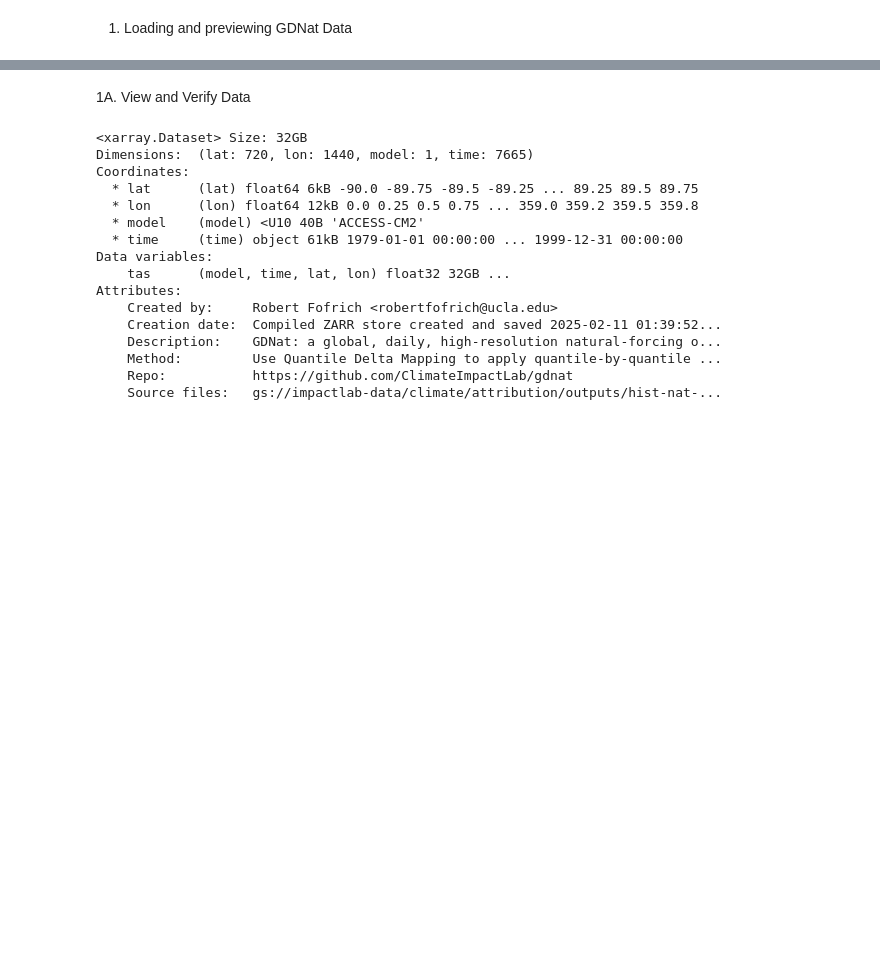
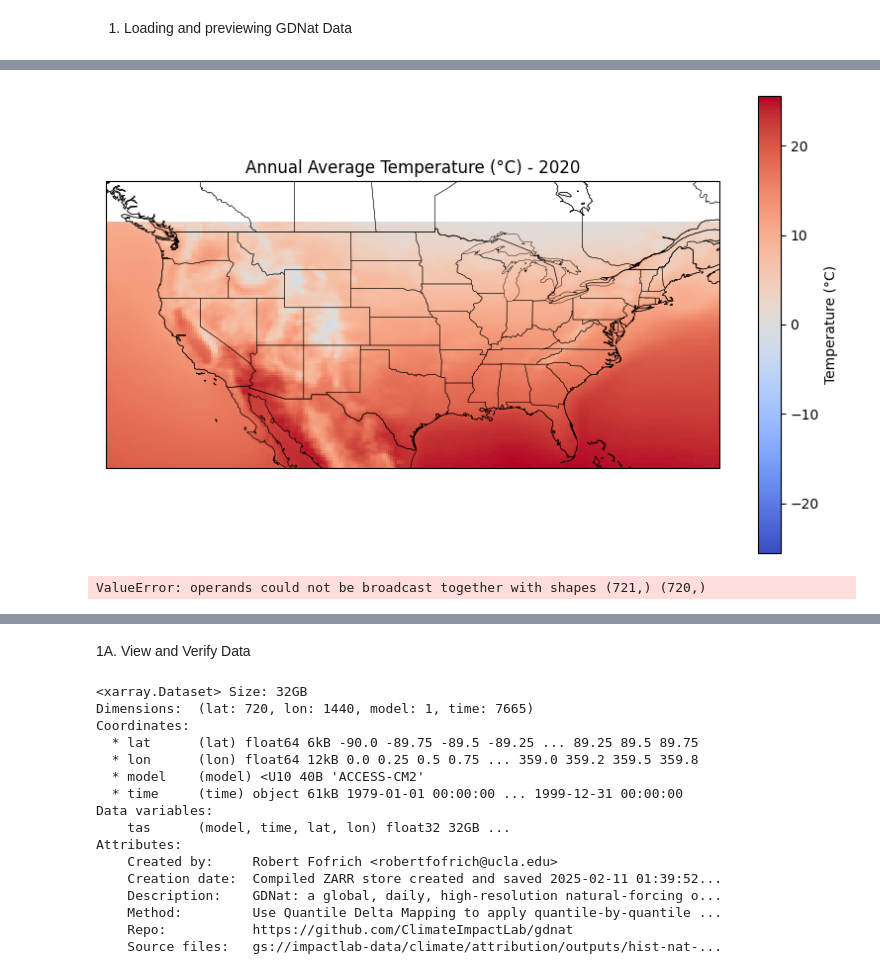
Before and after one commit to yougsanghvi/global_suicide_dummy, a Jupyter notebook: code/gdnat_manipulation/a_exploration.ipynb, the cells around one changed output, grey strips where cells are left out. Drawn from its saved outputs; the diff is of its cells as text; code cells hidden in the pictures; blank space fills up the shorter version.

Commit message:
reorg and new visuals ans model for gdnat

```diff
--- a/code/gdnat_data_exploration.ipynb
+++ b/code/gdnat_manipulation/a_exploration.ipynb
@@ -251,0 +312,30 @@ Saved multi-band GeoTIFF: /global/scratch/users/yougsanghvi/gdnat_1979.tif
+# %%
+# verifying saved file by plotting
+
+import matplotlib.pyplot as plt
+import cartopy.crs as ccrs
+import cartopy.feature as cfeature
+
+
+
+# Average over all days of the year (dimension "band")
+annual_avg = temps_celsius.mean(dim="band")
+
+# Shift longitudes from 0-360 → -180 to 180 for plotting USA properly
+annual_avg = annual_avg.assign_coords(x=((annual_avg.x + 180) % 360) - 180)
+
+# Subset to USA region: longitude -130 to -65, latitude 24 to 50
+usa = annual_avg.sel(x=slice(-130, -65), y=slice(24, 50))
+
+# Plotting
+fig = plt.figure(figsize=(10, 6))
+ax = plt.axes(projection=ccrs.PlateCarree())
+usa.plot(ax=ax, transform=ccrs.PlateCarree(), cmap="coolwarm", cbar_kwargs={'label': 'Temperature (°C)'})
+ax.add_feature(cfeature.BORDERS, linewidth=0.5)
+ax.add_feature(cfeature.COASTLINE, linewidth=0.5)
+ax.add_feature(cfeature.STATES, linewidth=0.3)
+ax.set_extent([-130, -65, 24, 50])
+ax.set_title("Annual Average Temperature (°C) - 2020")
+plt.show()
+# %% [output]
+[figure, added]
@@ -251,0 +351,31 @@ Saved multi-band GeoTIFF: /global/scratch/users/yougsanghvi/gdnat_1979.tif
+# %%
+# verifying extents and coordinates match for era5 and netcdf
+
+import xarray as xr
+import rasterio
+import numpy as np
+
+# Load the ERA5 NetCDF file
+ds_nc = xr.open_dataset("/global/scratch/users/yougsanghvi/era5_daily_mean_1981.nc")
+
+# Get lat/lon from NetCDF (guessing variable names; adjust as needed)
+lat_nc = ds_nc['latitude'] if 'latitude' in ds_nc.coords else ds_nc['y']
+lon_nc = ds_nc['longitude'] if 'longitude' in ds_nc.coords else ds_nc['x']
+
+# Load the GeoTIFF file with rasterio
+with rasterio.open("/global/scratch/users/yougsanghvi/gdnat_1981.tif") as src:
+    transform = src.transform
+    width = src.width
+    height = src.height
+    # Generate the x and y (lon/lat) coordinate arrays from rasterio transform
+    x_tif = np.array([transform * (i + 0.5, 0.5) for i in range(width)])[:,0]
+    y_tif = np.array([transform * (0.5, j + 0.5) for j in range(height)])[:,1]
+
+# Now compare
+lons_equal = np.allclose(lon_nc, x_tif, atol=1e-6)
+lats_equal = np.allclose(lat_nc, y_tif[::-1], atol=1e-6)  # Reverse y_tif since GeoTIFF often starts from top
+
+print(f"Longitude grids identical? {lons_equal}")
+print(f"Latitude grids identical? {lats_equal}")
+# %% [output]
+ValueError: operands could not be broadcast together with shapes (721,) (720,)
```
Also changed, not shown: parts of 12 cells of this notebook, 20 other files.
